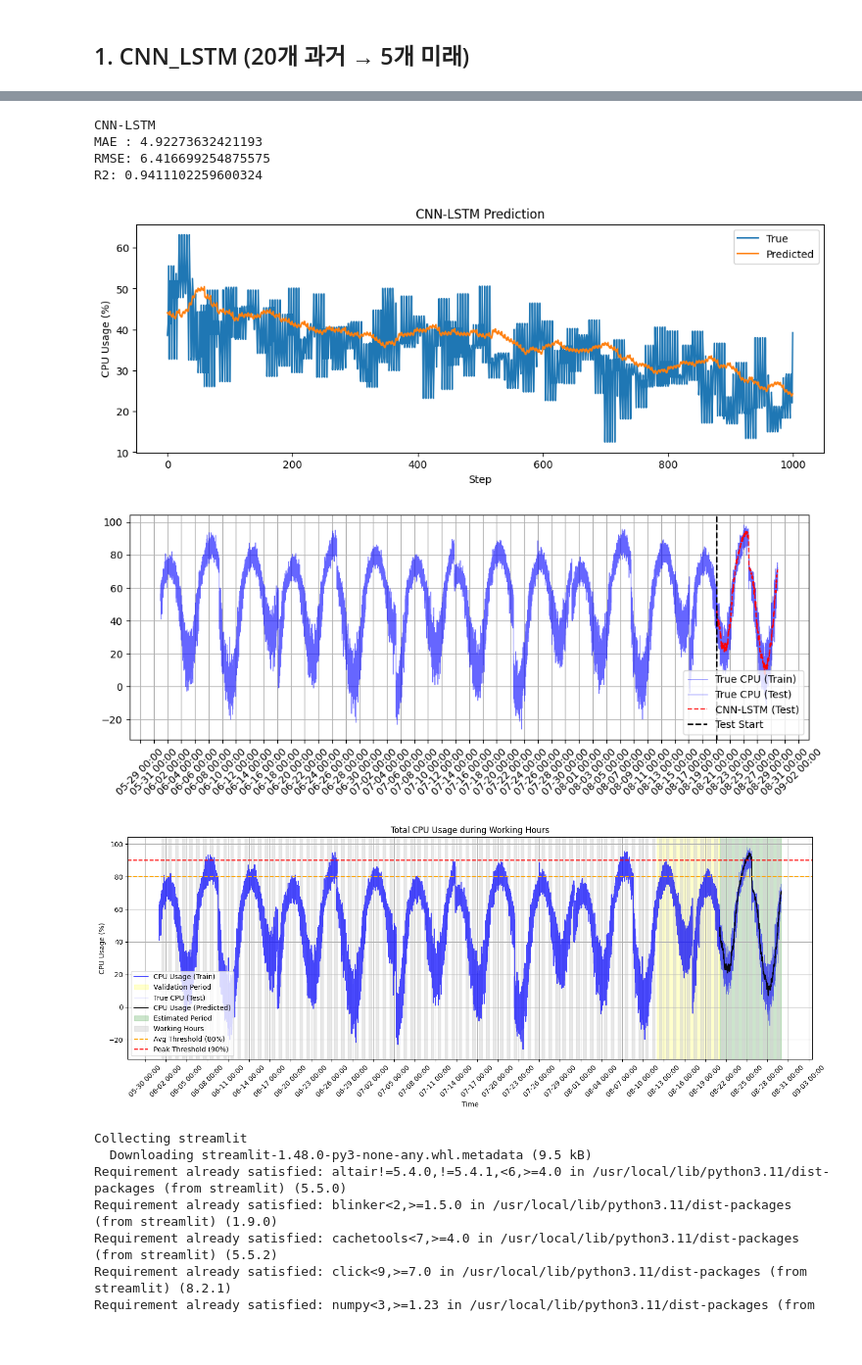
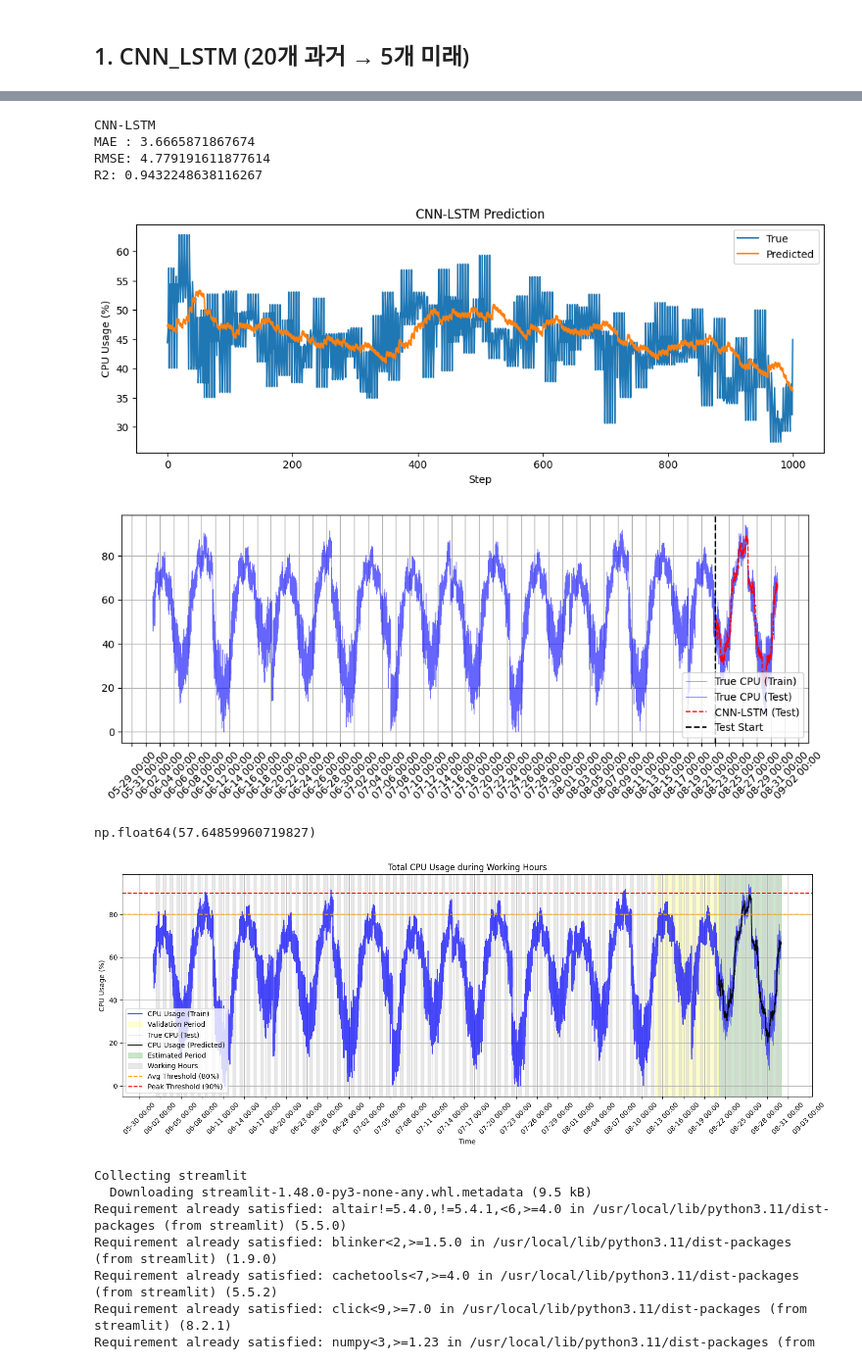
Before and after one commit to hyeonseonn/sensing_app, a Jupyter notebook: [0806new]_machine_learning_CPU.ipynb, the cells around one changed output, grey strips where cells are left out. Shown at 98% size. Drawn from its saved outputs; the diff is of its cells as text; code cells hidden in the pictures; blank space fills up the shorter version.

```diff
--- a/[0806new]_machine_learning_CPU.ipynb
+++ b/[0806new]_machine_learning_CPU.ipynb
@@ -46,8 +46,20 @@ trend = np.piecewise(x,
     ]
 )
 
-# 최종 CPU 시계열
-cpu = 60 + 40 * mix_wave + trend
+# 3. 업무시간 부스팅
+# 업무시간: 08:00 ~ 18:00 (10시간) → 10 * 12 = 120 step/day
+work_hours = np.zeros(total_points)
+
+for d in range(days):
+    start_idx = d * points_per_day + 8 * 12     # 08:00
+    end_idx = d * points_per_day + 18 * 12      # 18:00
+    work_hours[start_idx:end_idx] = 1.0         # 업무시간 표시
+
+# 사용률 부스팅: 업무시간에는 +30~50% 정도 올려줌
+boost = work_hours * np.random.uniform(0.5, 0.6, size=total_points)
+
+# 4. 최종 CPU 사용률 계산
+cpu = 60 + 30 * mix_wave + trend + 10 * boost  # boost를 퍼센트로 보정
 
 
 # 단순한 데이터
@@ -188,11 +216,16 @@ plt.grid(True)
 plt.show()
 # %% [output]
 CNN-LSTM
-MAE : 4.92273632421193
-RMSE: 6.416699254875575
-R2: 0.9411102259600324
+MAE : 3.6665871867674
+RMSE: 4.779191611877614
+R2: 0.9432248638116267
-[figure, old version]
+[figure, new version]
-[figure, old version]
+[figure, new version]
+# %%
+# nowork_time.mean()
+work_time.mean()
+# %% [output]
+np.float64(57.64859960719827)
 # %%
 import matplotlib.pyplot as plt
 import matplotlib.dates as mdates
@@ -205,9 +238,9 @@ all_pred_series = pd.concat([
 ])
 all_pred_series.name = "cpu_pred"
 
-# 2. 업무시간 (08:00~18:00)만 추출
-work_time = all_pred_series.between_time("07:00", "18:00")
-nowork_time = all_pred_series.between_time("18:00", "08:00")
+# 2. 업무시간 (08:00~18:00), 비업무시간 추출
+work_time = all_pred_series.between_time("08:00", "18:00")
+nowork_time = all_pred_series.between_time("18:00", "07:00")
 
 # 3. 조건 1: 평균 CPU 사용률 ≥ 80% (업무시간, 비업무시간 분리)
 avg_threshold = 80
@@ -217,7 +250,7 @@ condition1_flag = work_time_flag or nowork_time_flag # 업무시간 또는 비
 
 # 4. 조건 2: 피크(≥90%) 발생한 날이 전체의 80% 이상
 peak_threshold = 90
-daily_peak_flags = (all_pred_series > peak_threshold).between_time("08:00", "18:00")
+daily_peak_flags = (all_pred_series > peak_threshold)
 daily_peak = daily_peak_flags.groupby(daily_peak_flags.index.date).any()
 peak_days = daily_peak.sum()
 total_days = len(daily_peak)
@@ -282,34 +315,34 @@ ax.grid(True)
 ax.xaxis.set_major_locator(mdates.DayLocator(interval=3))
 ax.xaxis.set_major_formatter(mdates.DateFormatter('%m-%d %H:%M'))
 plt.setp(ax.get_xticklabels(), rotation=45, ha="center")
 plt.tight_layout()
 plt.show()
 
 # streamlit 위한 csv 저장
 
 # 평균 사용률 저장
 cpu_avg_df = pd.DataFrame({
     'type': ['work', 'nowork'],
     'avg_usage': [work_time.mean(), nowork_time.mean()]
 })
 cpu_avg_df.to_csv("cpu_avg_usage_CNN-LSTM2.csv", index=False)
 
 import json
 with open("cpu_accuracy_metrics_CNN-LSTM2.json", "w") as f:
     json.dump(metrics, f)
 
 all_pred_series.to_csv("all_series_CNN-LSTM2.csv") # 전체 cpu
 test_series_pred.to_csv("cpu_usage_predicted_only_CNN-LSTM2.csv") # 예측 구간 cpu
 work_time.to_csv("cpu_usage_working_hours_CNN-LSTM2.csv") # 업무시간 cpu
 daily_peak.to_csv("cpu_peak_flag_per_day_CNN-LSTM2.csv") # peak 발생 여부
 
 with open("upgrade_decision_CNN-LSTM2.txt", "w") as f: # 업그레이드 유무
     f.write(f"Condition 1: {condition1_flag} ({work_time.mean():.2f}%)\n")
     f.write(f"Condition 2: {condition2_flag} ({peak_days}/{total_days})\n")
     f.write(f"Final Decision: {'Upgrade Needed' if upgrade_flag else 'No Upgrade Required'}\n")
 fig.savefig("cpu_plot_CNN-LSTM2.png")
 # %% [output]
-[figure, old version]
+[figure, new version]
 # %%
 !pip install streamlit
 # %% [output]
```
Also changed, not shown: parts of 17 cells of this notebook.
